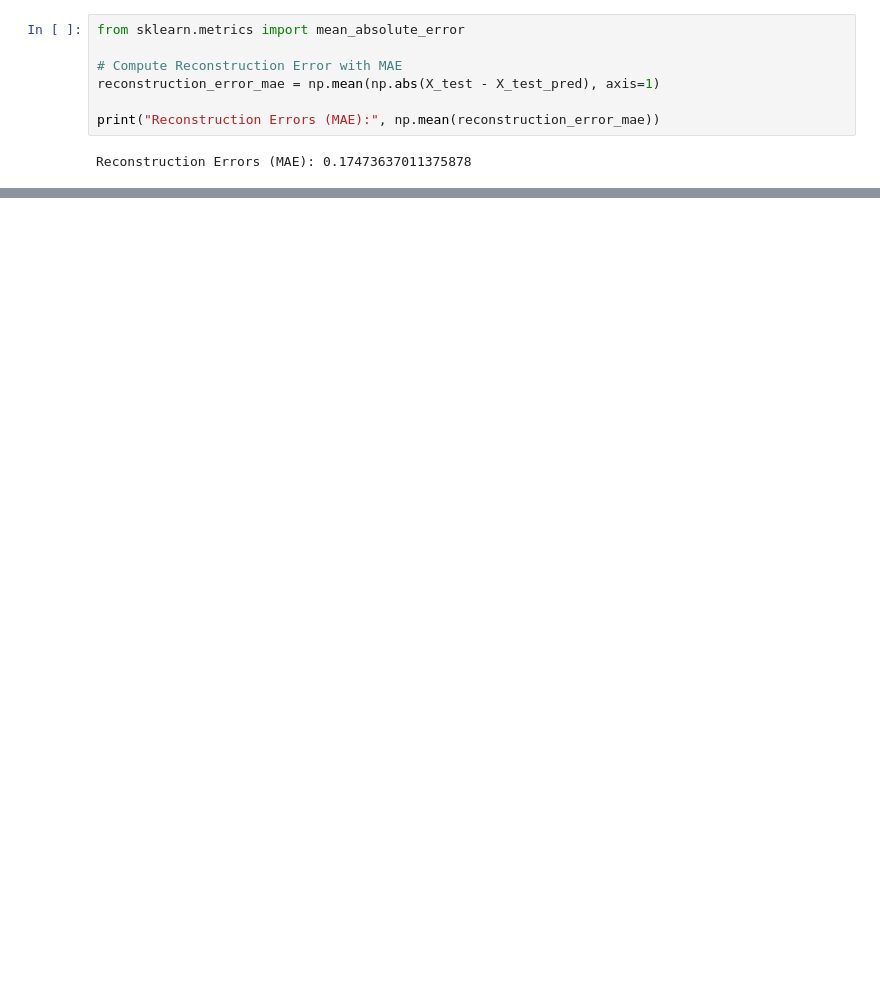
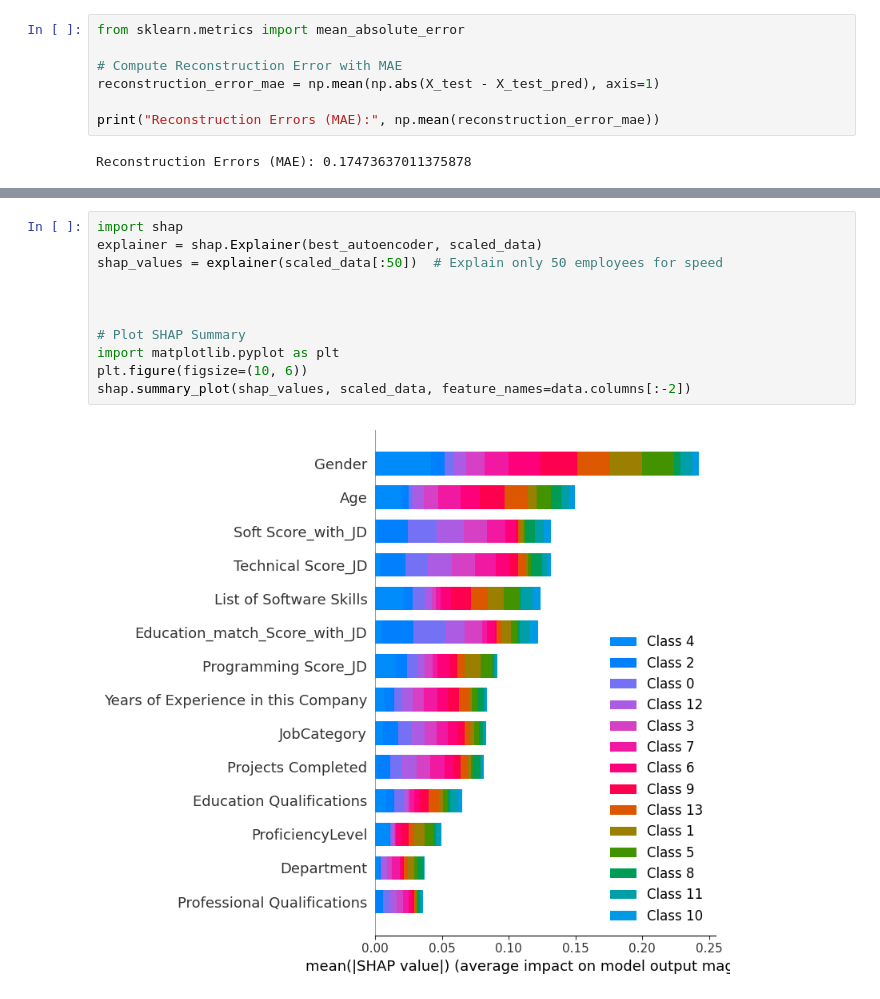
Before and after one commit to DanukaDilshann/AI-Driven-Job-Role-Fit-Prediction, a Jupyter notebook: code/AutoEncoder.ipynb, the cells around one changed output, grey strips where cells are left out. Saved outputs shown, nothing was run; the diff lists cells and outputs as text; blank space fills up the shorter version.

```diff
--- a/code/AutoEncoder.ipynb
+++ b/code/AutoEncoder.ipynb
@@ -412,0 +451,13 @@ Reconstruction Errors (MAE): 0.17473637011375878
+# %%
+import shap
+explainer = shap.Explainer(best_autoencoder, scaled_data)
+shap_values = explainer(scaled_data[:50])  # Explain only 50 employees for speed
+
+
+
+# Plot SHAP Summary
+import matplotlib.pyplot as plt
+plt.figure(figsize=(10, 6))
+shap.summary_plot(shap_values, scaled_data, feature_names=data.columns[:-2])
+# %% [output]
+[figure, added]
```
Also changed, not shown: parts of 6 cells of this notebook, 2 other files.
